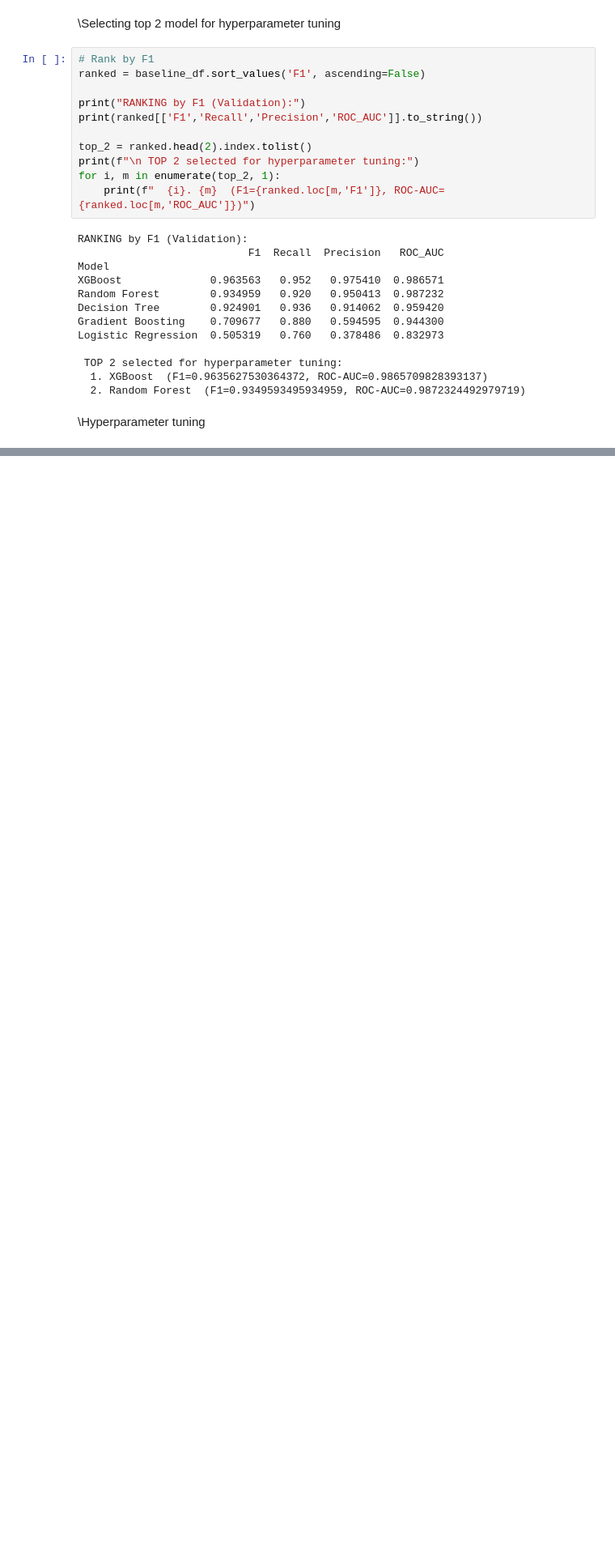
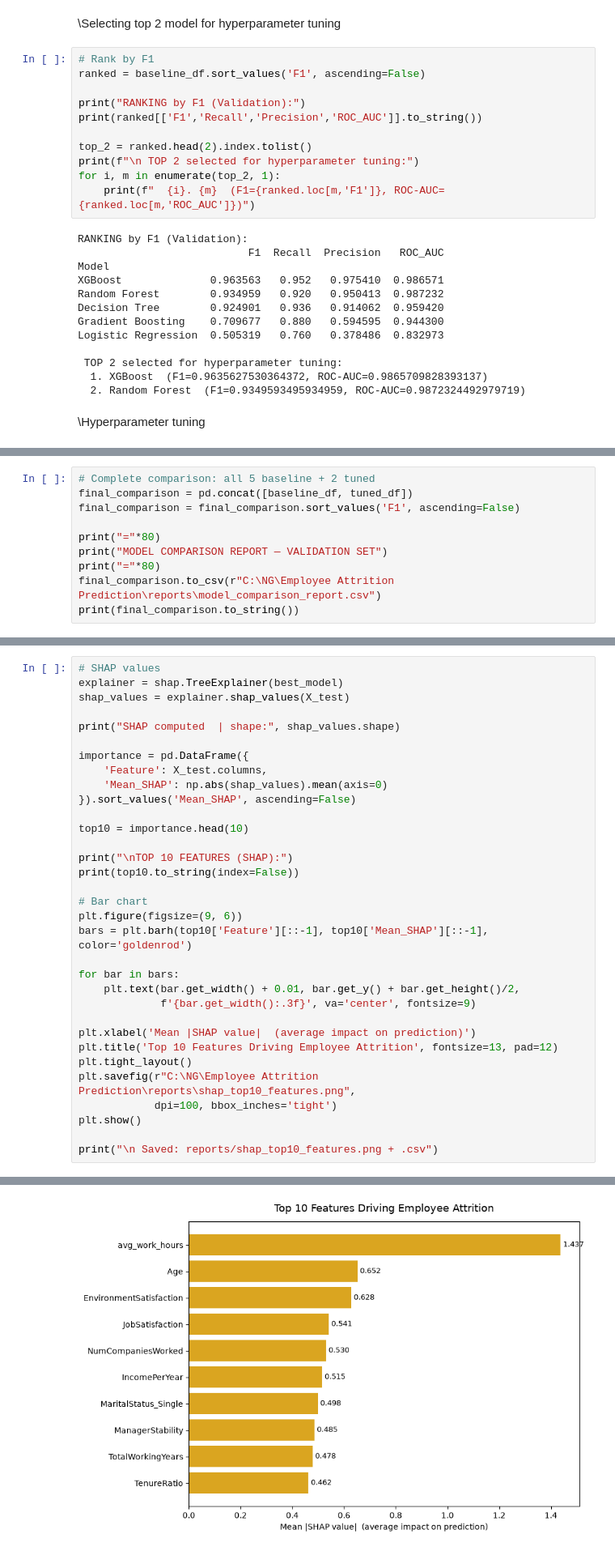
Before and after one commit to nithishg-ng/Employee-Attrition-Prediction, a Jupyter notebook: notebooks/model_training.ipynb, the cells around one changed output, grey strips where cells are left out. Shown at 81% size. Drawn from its saved outputs; the diff is of its cells as text; blank space fills up the shorter version.

```diff
--- a/notebooks/model_training.ipynb
+++ b/notebooks/model_training.ipynb
@@ -272,0 +307,10 @@ Best params:
+# %%
+# Complete comparison: all 5 baseline + 2 tuned
+final_comparison = pd.concat([baseline_df, tuned_df])
+final_comparison = final_comparison.sort_values('F1', ascending=False)
+
+print("="*80)
+print("MODEL COMPARISON REPORT — VALIDATION SET")
+print("="*80)
+final_comparison.to_csv(r"C:\NG\Employee Attrition Prediction\reports\model_comparison_report.csv")
+print(final_comparison.to_string())
@@ -272,0 +401,34 @@ Best params:
+# %%
+# SHAP values
+explainer = shap.TreeExplainer(best_model)
+shap_values = explainer.shap_values(X_test)
+
+print("SHAP computed  | shape:", shap_values.shape)
+
+importance = pd.DataFrame({
+    'Feature': X_test.columns,
+    'Mean_SHAP': np.abs(shap_values).mean(axis=0)
+}).sort_values('Mean_SHAP', ascending=False)
+
+top10 = importance.head(10)
+
+print("\nTOP 10 FEATURES (SHAP):")
+print(top10.to_string(index=False))
+
+# Bar chart
+plt.figure(figsize=(9, 6))
+bars = plt.barh(top10['Feature'][::-1], top10['Mean_SHAP'][::-1], color='goldenrod')
+
+for bar in bars:
+    plt.text(bar.get_width() + 0.01, bar.get_y() + bar.get_height()/2,
+             f'{bar.get_width():.3f}', va='center', fontsize=9)
+
+plt.xlabel('Mean |SHAP value|  (average impact on prediction)')
+plt.title('Top 10 Features Driving Employee Attrition', fontsize=13, pad=12)
+plt.tight_layout()
+plt.savefig(r"C:\NG\Employee Attrition Prediction\reports\shap_top10_features.png",
+            dpi=100, bbox_inches='tight')
+plt.show()
+
+print("\n Saved: reports/shap_top10_features.png + .csv")
+# %% [output]
@@ -272,0 +449 @@ Best params:
+[figure, added]
```
Also changed, not shown: parts of 14 cells of this notebook, 10 other files.
